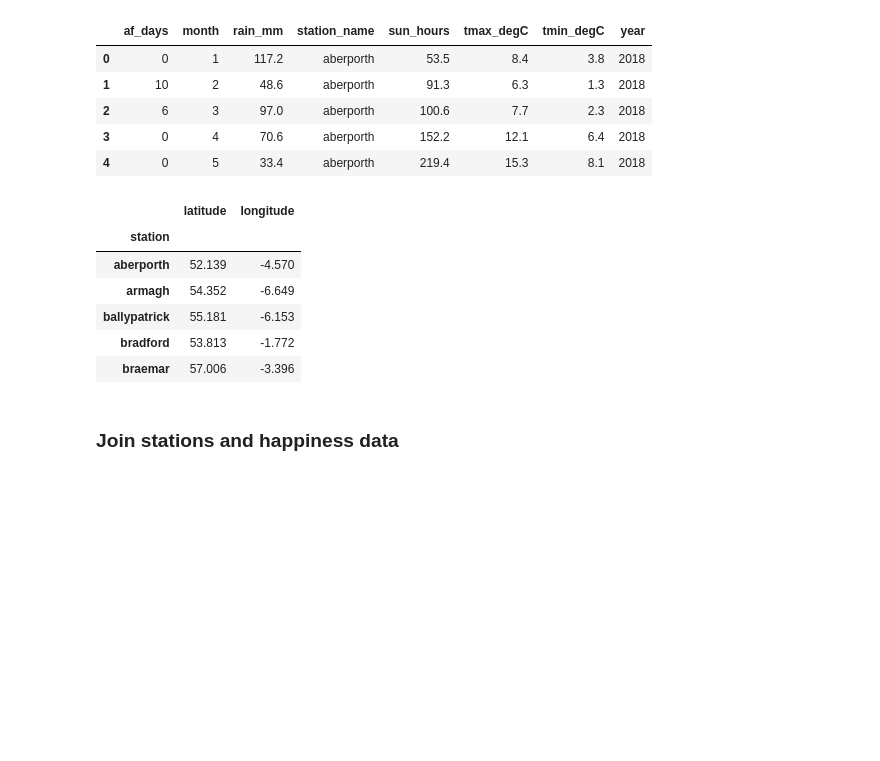
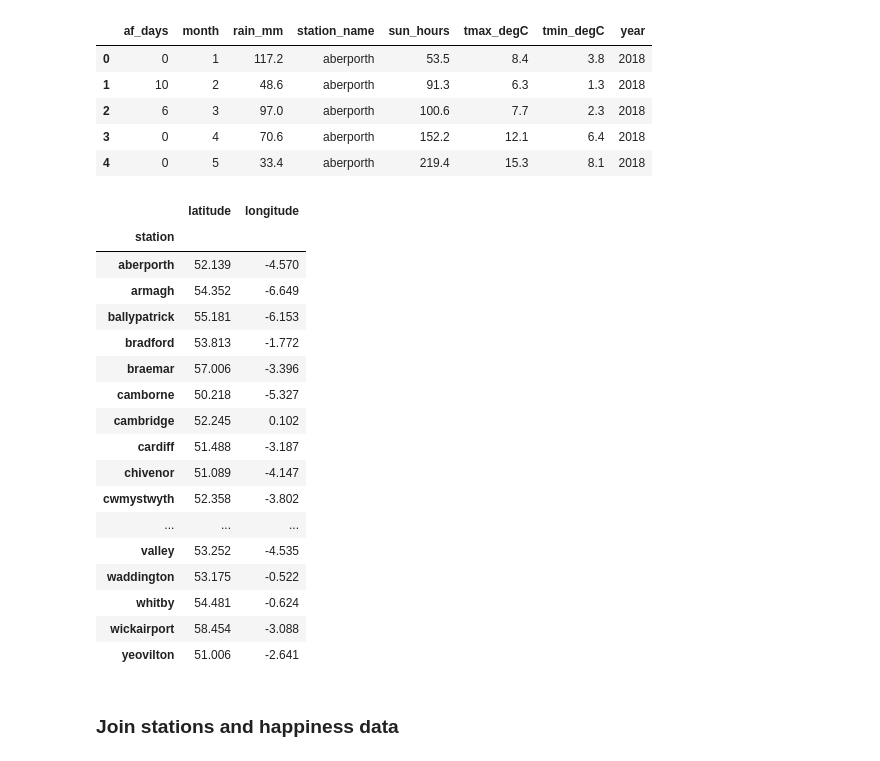
Before and after one commit to mukeswebrian/Analysing-the-impact-of-weather-on-self-reported-happiness, a Jupyter notebook: join_happiness_and_weather_data.ipynb, the cells around one changed output. Saved outputs shown, nothing was run; the diff lists cells and outputs as text; code cells hidden in the pictures; blank space fills up the shorter version.

```diff
--- a/join_happiness_and_weather_data.ipynb
+++ b/join_happiness_and_weather_data.ipynb
@@ -67,15 +67,26 @@ weather_2018.head()
 | 4 | 0 | 5 | 33.4 | aberporth | 219.4 | 15.3 | 8.1 | 2018 |
 # %%
 stations = stations.set_index("station").drop(columns=["label"])
-stations.head()
+stations
 # %% [output]
 |  | latitude | longitude |
 | station |  |  |
 | aberporth | 52.139 | -4.570 |
 | armagh | 54.352 | -6.649 |
 | ballypatrick | 55.181 | -6.153 |
 | bradford | 53.813 | -1.772 |
 | braemar | 57.006 | -3.396 |
+| camborne | 50.218 | -5.327 |
+| cambridge | 52.245 | 0.102 |
+| cardiff | 51.488 | -3.187 |
+| chivenor | 51.089 | -4.147 |
+| cwmystwyth | 52.358 | -3.802 |
+| ... | ... | ... |
+| valley | 53.252 | -4.535 |
+| waddington | 53.175 | -0.522 |
+| whitby | 54.481 | -0.624 |
+| wickairport | 58.454 | -3.088 |
+| yeovilton | 51.006 | -2.641 |
 # %% [markdown]
 ### Join stations and happiness data
 # %%
```
Also changed, not shown: parts of 1 cell of this notebook, 3 other files.
